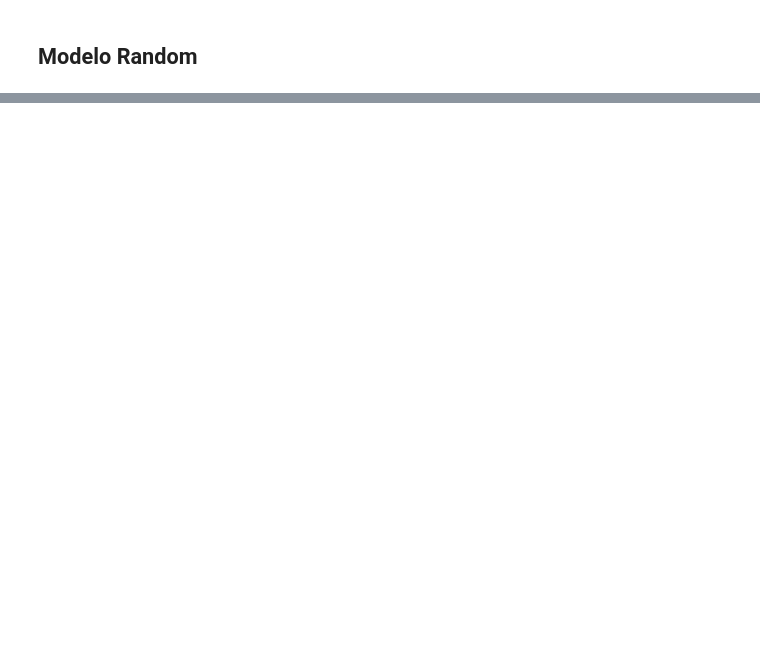
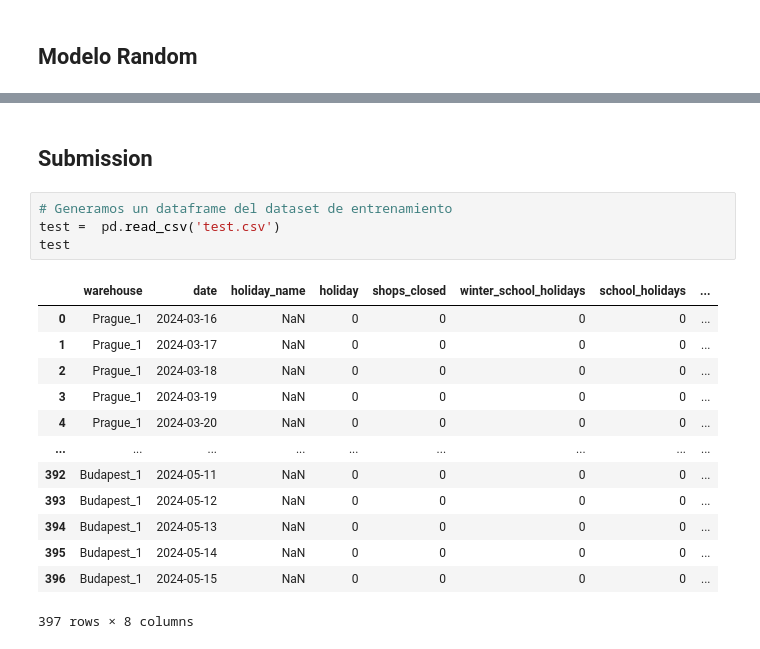
Before and after one commit to Manuel-Pol/Rohlik-orders-challenge, a Jupyter notebook: visus.ipynb, the cells around one changed output, grey strips where cells are left out. Saved outputs shown, nothing was run; the diff lists cells and outputs as text; blank space fills up the shorter version.

Commit message:
first submission

```diff
--- a/visus.ipynb
+++ b/visus.ipynb
@@ -1064,0 +1088,20 @@ Final Model MAPE: 0.1731
+# %% [markdown]
+## Submission
+# %%
+# Generamos un dataframe del dataset de entrenamiento
+test =  pd.read_csv('test.csv')
+test
+# %% [output]
+|  | warehouse | date | holiday_name | holiday | shops_closed | winter_school_holidays | school_holidays | ... |
+| 0 | Prague_1 | 2024-03-16 | NaN | 0 | 0 | 0 | 0 | ... |
+| 1 | Prague_1 | 2024-03-17 | NaN | 0 | 0 | 0 | 0 | ... |
+| 2 | Prague_1 | 2024-03-18 | NaN | 0 | 0 | 0 | 0 | ... |
+| 3 | Prague_1 | 2024-03-19 | NaN | 0 | 0 | 0 | 0 | ... |
+| 4 | Prague_1 | 2024-03-20 | NaN | 0 | 0 | 0 | 0 | ... |
+| ... | ... | ... | ... | ... | ... | ... | ... | ... |
+| 392 | Budapest_1 | 2024-05-11 | NaN | 0 | 0 | 0 | 0 | ... |
+| 393 | Budapest_1 | 2024-05-12 | NaN | 0 | 0 | 0 | 0 | ... |
+| 394 | Budapest_1 | 2024-05-13 | NaN | 0 | 0 | 0 | 0 | ... |
+| 395 | Budapest_1 | 2024-05-14 | NaN | 0 | 0 | 0 | 0 | ... |
+| 396 | Budapest_1 | 2024-05-15 | NaN | 0 | 0 | 0 | 0 | ... |
+397 rows × 8 columns
```
Also changed, not shown: parts of 39 cells of this notebook.
